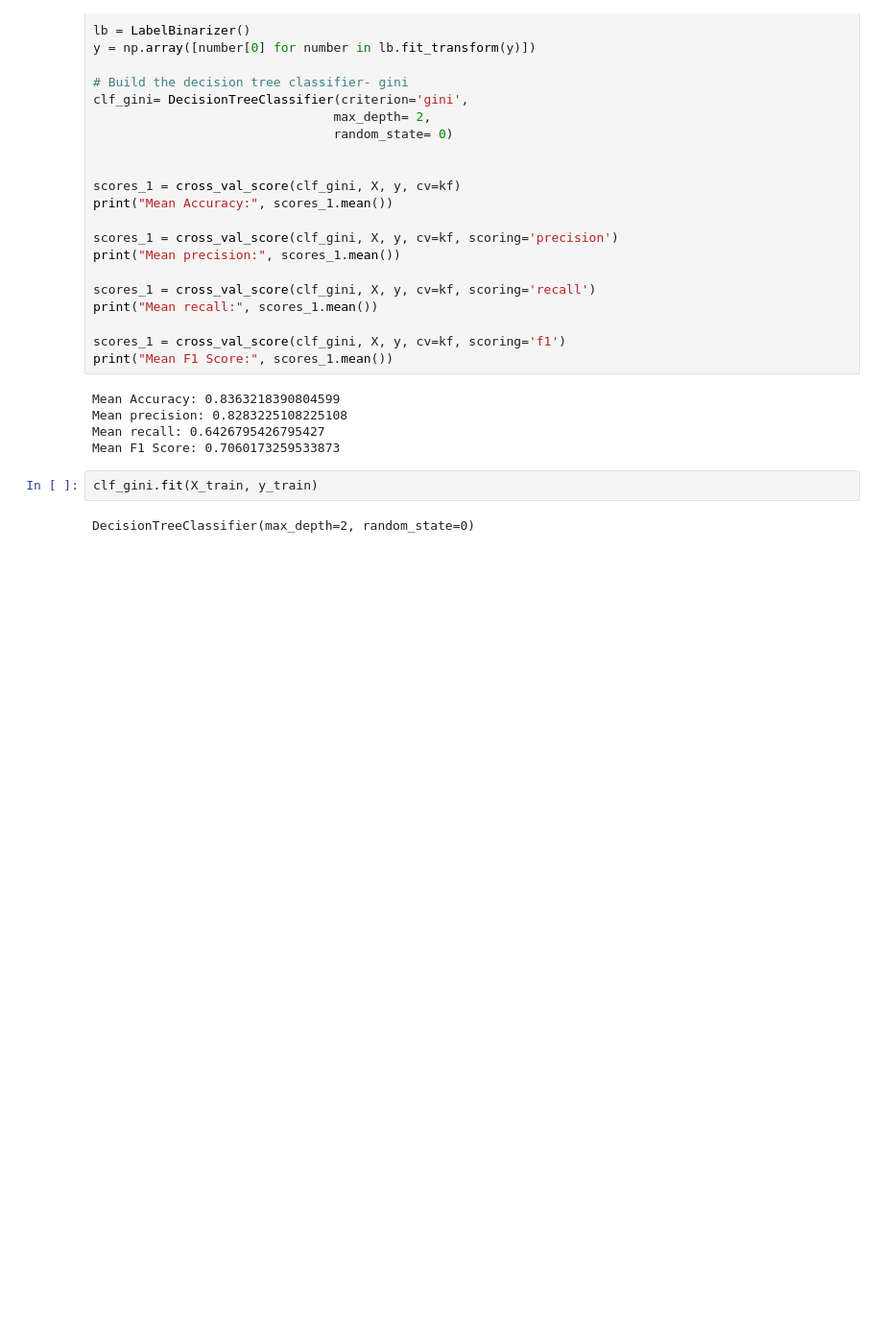
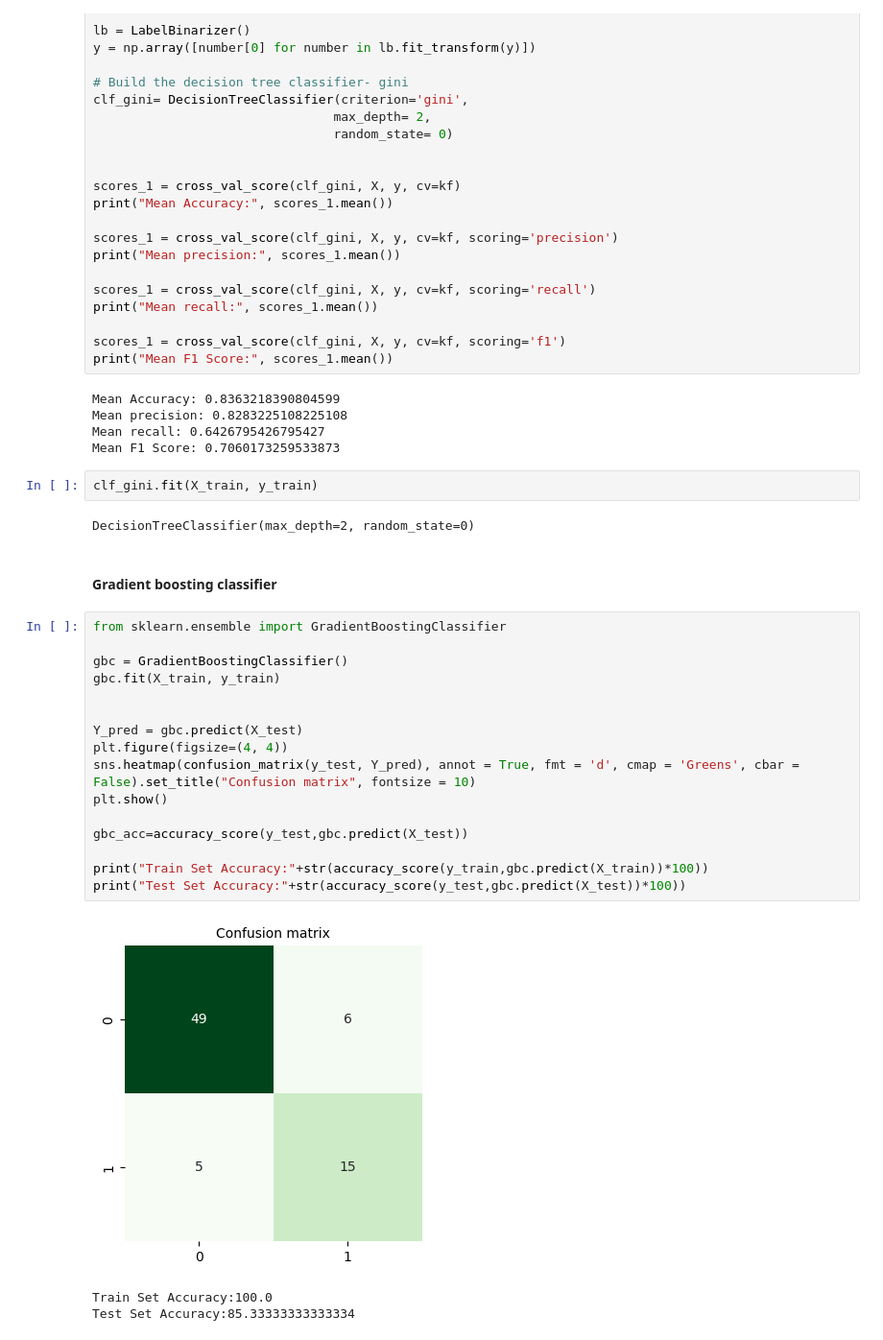
Before and after one commit to cepdnaclk/e18-6sp-ML-based-patient-care-diagnostic, a Jupyter notebook: backend/fastapi/heart_disease/model1.ipynb, the cells around one changed output. Shown at 96% size. Drawn from its saved outputs; the diff is of its cells as text; blank space fills up the shorter version.

```diff
--- a/backend/fastapi/heart_disease/model1.ipynb
+++ b/backend/fastapi/heart_disease/model1.ipynb
@@ -175,3 +184,25 @@ Mean F1 Score: 0.7060173259533873
 clf_gini.fit(X_train, y_train)
 # %% [output]
 DecisionTreeClassifier(max_depth=2, random_state=0)
+# %% [markdown]
+#### Gradient boosting classifier
+# %%
+from sklearn.ensemble import GradientBoostingClassifier
+
+gbc = GradientBoostingClassifier()
+gbc.fit(X_train, y_train)
+
+
+Y_pred = gbc.predict(X_test)
+plt.figure(figsize=(4, 4))
+sns.heatmap(confusion_matrix(y_test, Y_pred), annot = True, fmt = 'd', cmap = 'Greens', cbar = False).set_title("Confusion matrix", fontsize = 10)
+plt.show()
+
+gbc_acc=accuracy_score(y_test,gbc.predict(X_test))
+
+print("Train Set Accuracy:"+str(accuracy_score(y_train,gbc.predict(X_train))*100))
+print("Test Set Accuracy:"+str(accuracy_score(y_test,gbc.predict(X_test))*100))
+# %% [output]
+[figure, added]
+Train Set Accuracy:100.0
+Test Set Accuracy:85.33333333333334
```
Also changed, not shown: parts of 14 cells of this notebook, 6 other files.
